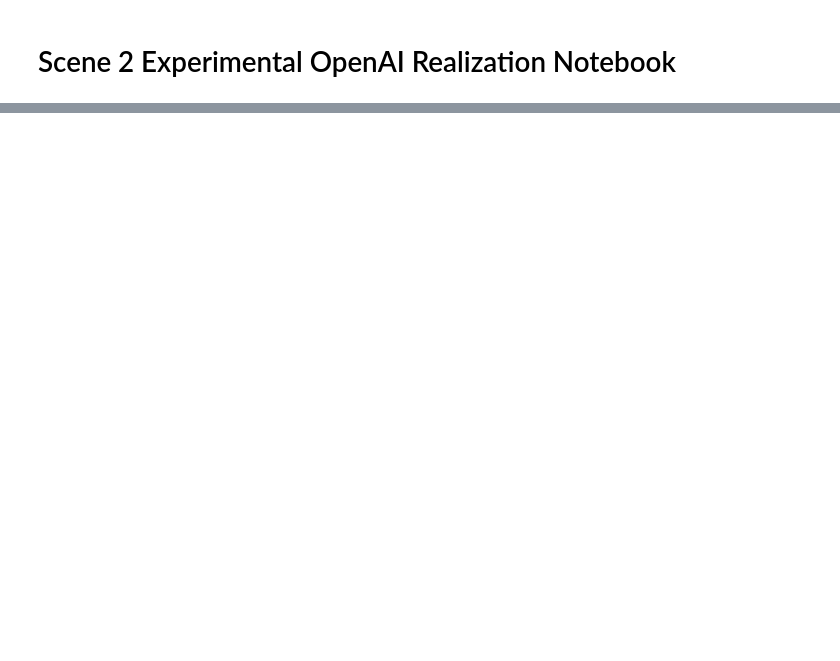
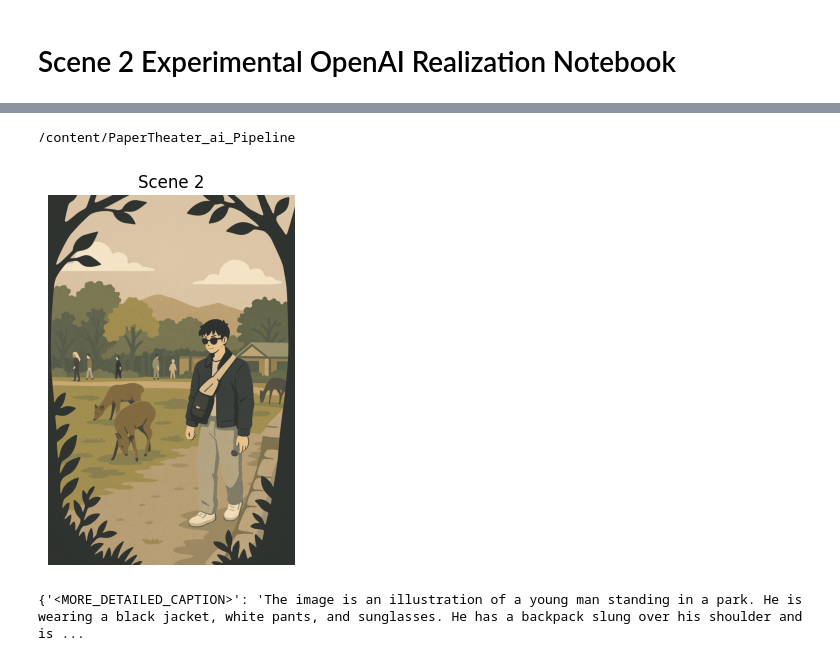
Before and after one commit to UrbinaDan/PaperTheater_ai_Pipeline, a Jupyter notebook: notebooks/scene2_openai_pipeline.ipynb, the cells around one changed output, grey strips where cells are left out. Drawn from its saved outputs; the diff is of its cells as text; code cells hidden in the pictures; blank space fills up the shorter version.

Commit message:
debugging Scene_2 code

```diff
--- a/notebooks/scene2_openai_pipeline.ipynb
+++ b/notebooks/scene2_openai_pipeline.ipynb
@@ -44,6 +74,7 @@ from src.mask_cleanup import cleanup_mask
 from src.scene_builder import parse_florence_boxes, merge_segmented_by_label, build_stable_merged_objects
 from src.scene_representation import build_scene_representation
 from src.layer_planner import plan_layers_deterministic
+importlib.reload(src.layer_renderer)
 from src.layer_renderer import build_object_mask_map
 from src.layer_context_builder import build_layer_contexts
 from src.layer_realization_openai import realize_single_layer_experimental
@@ -55,20 +86,21 @@ openai_edit = src.occlusion_openai.openai_edit
 paths = Paths()
 cfg = PipelineConfig()
 ensure_dirs(paths)
+# %% [output]
+/content/PaperTheater_ai_Pipeline
 # %%
 SCENE_NAME = "scene_2"
-SOURCE_IMAGE_PATH = "/mnt/data/scene_2.jpg"
-TARGET_IMAGE_PATH = f"/content/PaperTheater_ai_Pipeline/data/input/{SCENE_NAME}.jpg"
 
-Path(TARGET_IMAGE_PATH).parent.mkdir(parents=True, exist_ok=True)
-shutil.copy2(SOURCE_IMAGE_PATH, TARGET_IMAGE_PATH)
+image_path = f"/content/PaperTheater_ai_Pipeline/data/input/{SCENE_NAME}.jpg"
 
-image = load_image(TARGET_IMAGE_PATH, max_side=cfg.image_max_side)
+image = load_image(image_path, max_side=cfg.image_max_side)
 
 plt.imshow(image)
 plt.axis("off")
 plt.title("Scene 2")
 plt.show()
+# %% [output]
+[figure, added]
 # %%
 florence = FlorenceParser(cfg.florence_model)
 segmenter = SAM2Segmenter(cfg.sam2_config, cfg.sam2_checkpoint)
@@ -77,7 +109,14 @@ depth_runner = DepthRunner(cfg.depth_encoder)
 caption = florence.get_dense_caption(image)
 print(caption)
 
+# det = florence.get_open_vocab_detection(
+#     image,
+#     "a person, deer, trees, branches, bushes, grass, path, building, sky, clouds"
+# )
+
 det = florence.get_open_vocab_detection(
     image,
-    "a person, deer, trees, branches, bushes, grass, path, building, sky, clouds"
+    "a person, deer, tree branches, trees, building, sky"
 )
+# %% [output]
+{'<MORE_DETAILED_CAPTION>': 'The image is an illustration of a young man standing in a park. He is wearing a black jacket, white pants, and sunglasses. He has a backpack slung over his shoulder and is ...
```
Also changed, not shown: parts of 11 cells of this notebook.
